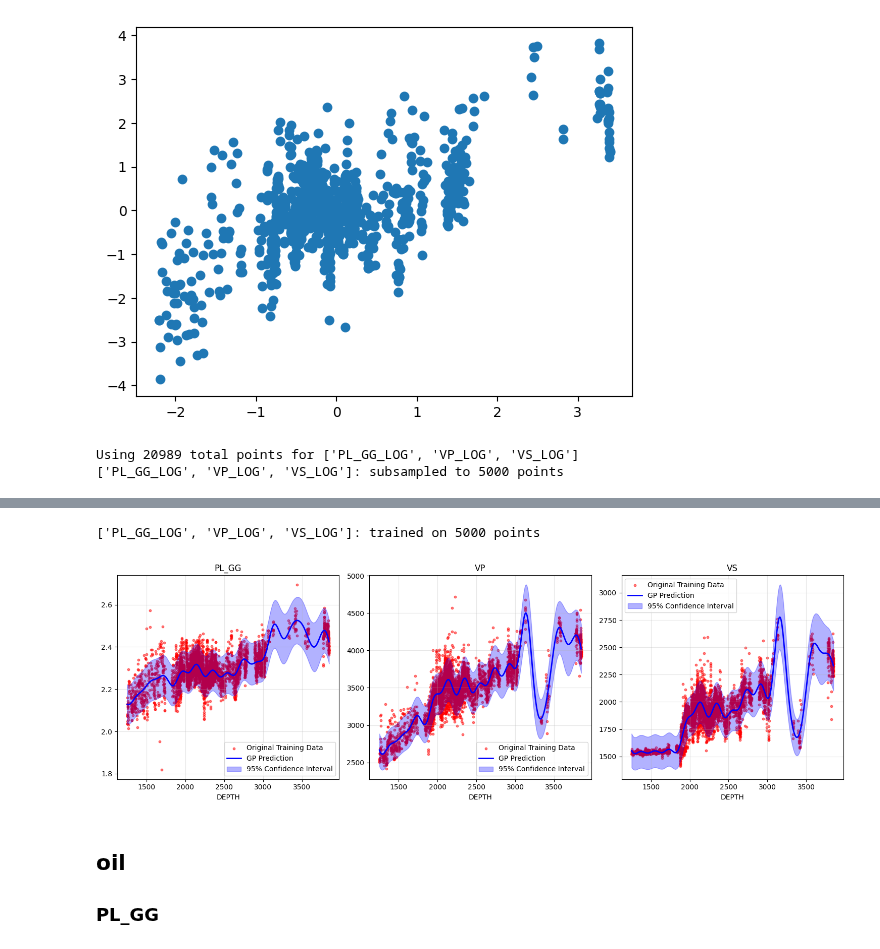
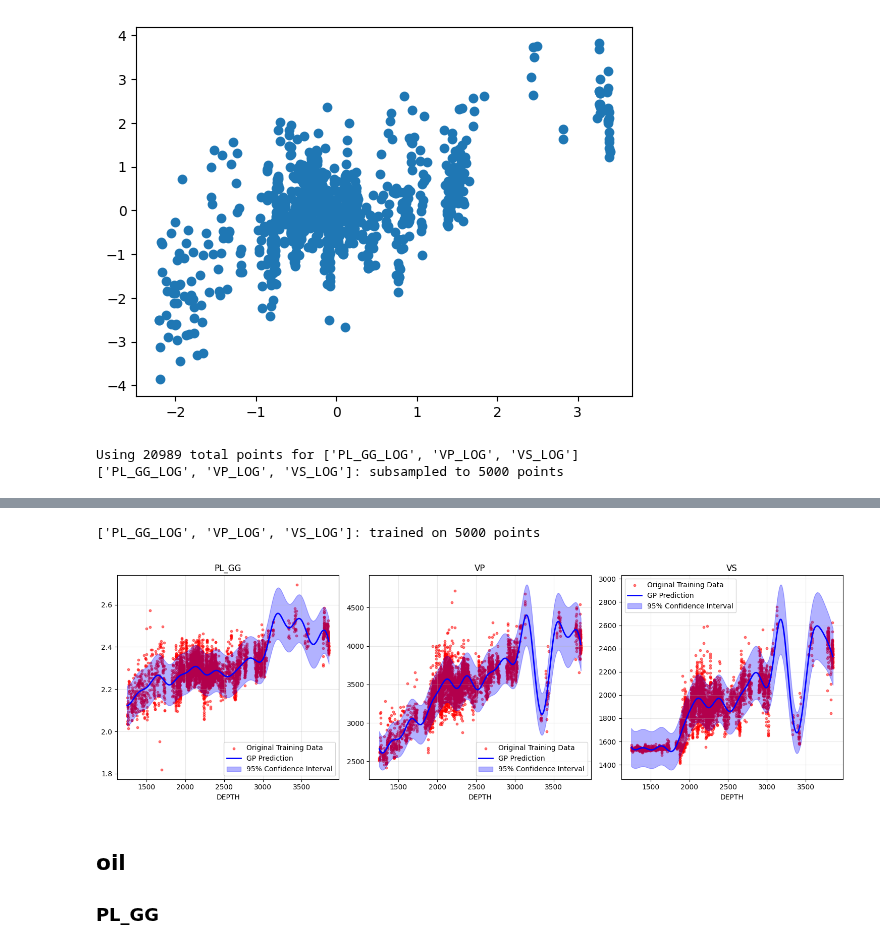
Before and after one commit to spaceswimmer/nnseismic, a Jupyter notebook: src/get-rockphysics-tagilsk.ipynb, the cells around one changed output, grey strips where cells are left out. Drawn from its saved outputs; the diff is of its cells as text; code cells hidden in the pictures.

```diff
--- a/src/get-rockphysics-tagilsk.ipynb
+++ b/src/get-rockphysics-tagilsk.ipynb
@@ -18,7 +18,7 @@ from util.gaussian_processes import fit_gp_model_all_wells, predict_gp_model, fi
 %load_ext autoreload
 %autoreload 2
 # %%
-las_files = glob('//mnt/Documents/MSU/Diploma/Data/х Фактические данные/Куб, интерпретация, ГИС/ГИС/*Tgl*.las')
+las_files = glob('//mnt/myshare/Артемий/Diploma/gis/*Tgl*.las')
 # las_files = glob('../data/las/*Tgl*.las')
 las_files
 # %% [output]
@@ -171,7 +171,7 @@ las_dfs_brine_sand,
 property_col=['PL_GG_LOG', 'VP_LOG', 'VS_LOG'],
 max_points=5000,
 training_iter=50,
-lengthscale=0.3
+lengthscale=0.6
 )
 all_data = []
 for well_name, data in las_dfs_brine_sand.items():
@@ -189,5 +189,5 @@ Iteration 40, Loss: 0.7967
 ['PL_GG_LOG', 'VP_LOG', 'VS_LOG']: trained on 5000 points
-[figure, old version]
+[figure, new version]
 # %% [markdown]
 ## oil
 ### PL_GG
```
Also changed, not shown: parts of 5 cells of this notebook, 3 other files.
